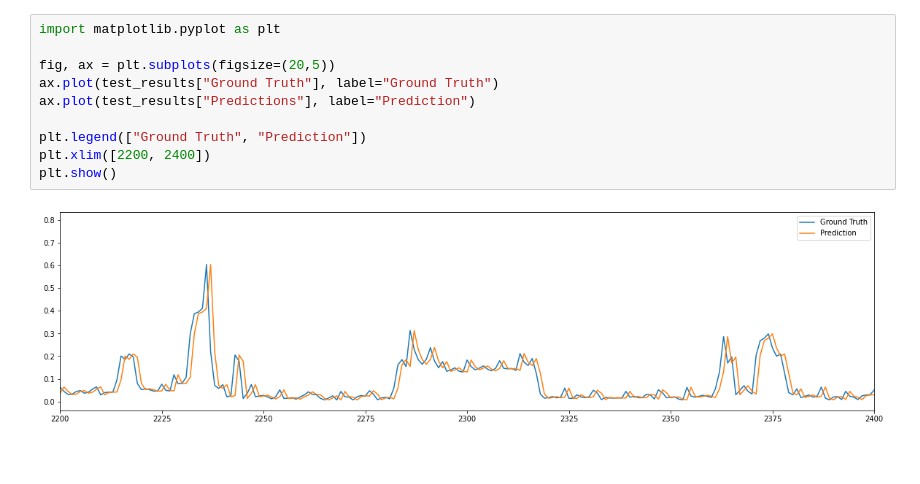
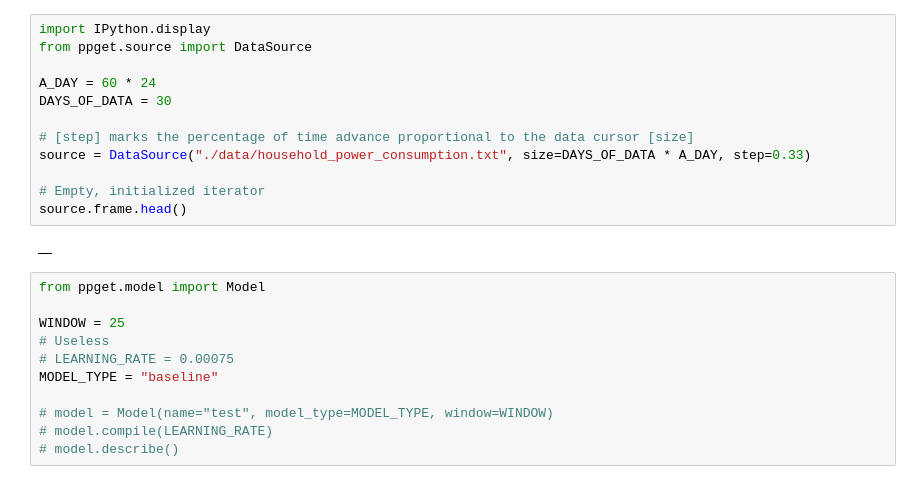
Before and after one commit to Gunisalvo/ppget-aprendizado-de-maquinas, a Jupyter notebook: 003_baseline_model.ipynb, the cells around one changed output. Cells and saved outputs as stored; diff of their text form; blank space fills up the shorter version.

```diff
--- a/003_baseline_model.ipynb
+++ b/003_baseline_model.ipynb
@@ -63,12 +1,25 @@ Model Scores - (R2): 0.628, (Adj R2): 0.628, (RMSE): 0.657 KW. Model Size - 0 by
-# %%
-import matplotlib.pyplot as plt
-
-fig, ax = plt.subplots(figsize=(20,5))
-ax.plot(test_results["Ground Truth"], label="Ground Truth")
-ax.plot(test_results["Predictions"], label="Prediction")
-
-plt.legend(["Ground Truth", "Prediction"])
-plt.xlim([2200, 2400])
-plt.show()
-# %% [output]
-[figure, removed]
+# %%
+import IPython.display
+from ppget.source import DataSource
+
+A_DAY = 60 * 24
+DAYS_OF_DATA = 30
+
+# [step] marks the percentage of time advance proportional to the data cursor [size]
+source = DataSource("./data/household_power_consumption.txt", size=DAYS_OF_DATA * A_DAY, step=0.33)
+
+# Empty, initialized iterator
+source.frame.head()
+# %% [output]
+|  |
+# %%
+from ppget.model import Model
+
+WINDOW = 25
+# Useless
+# LEARNING_RATE = 0.00075
+MODEL_TYPE = "baseline"
+
+# model = Model(name="test", model_type=MODEL_TYPE, window=WINDOW)
+# model.compile(LEARNING_RATE)
+# model.describe()
```
Also changed, not shown: parts of 12 cells of this notebook, 28 other files.
